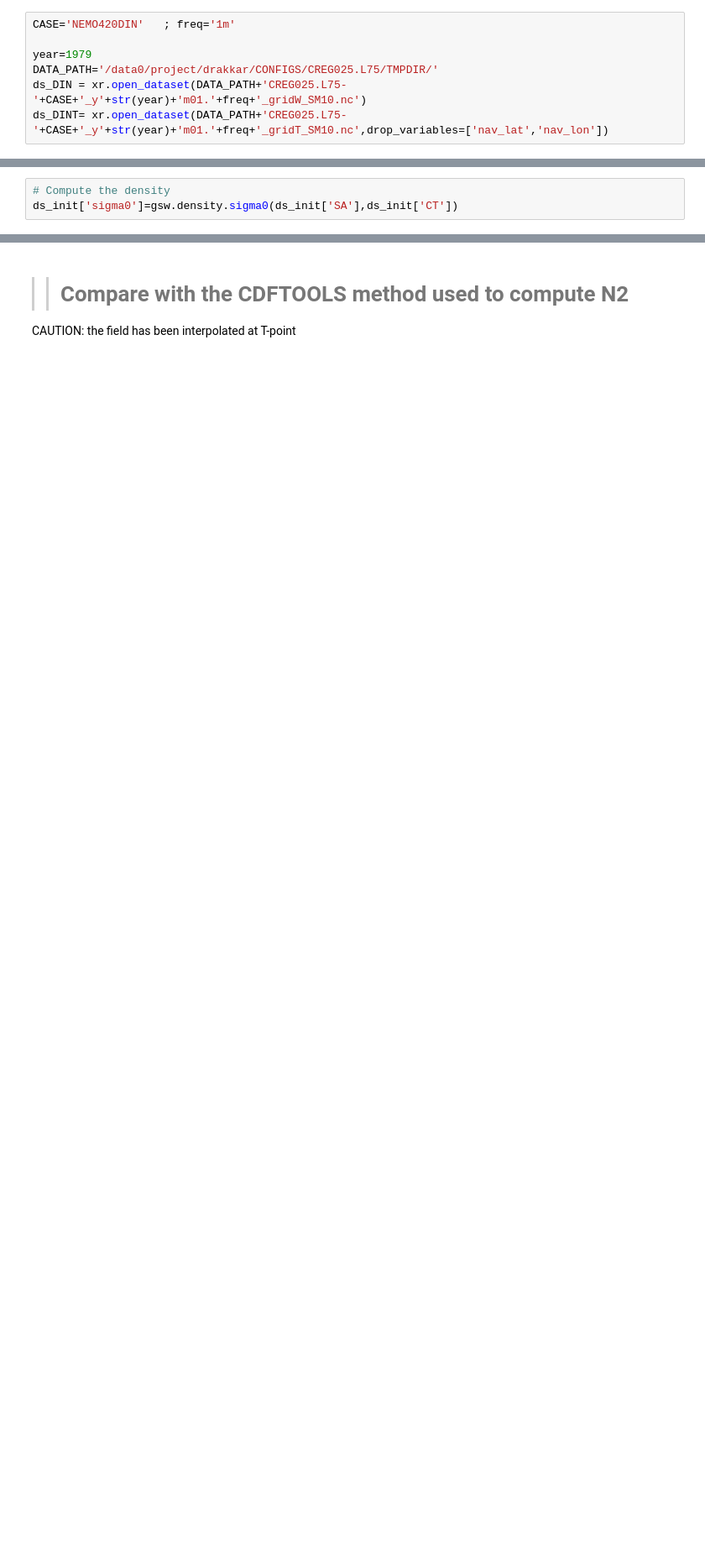
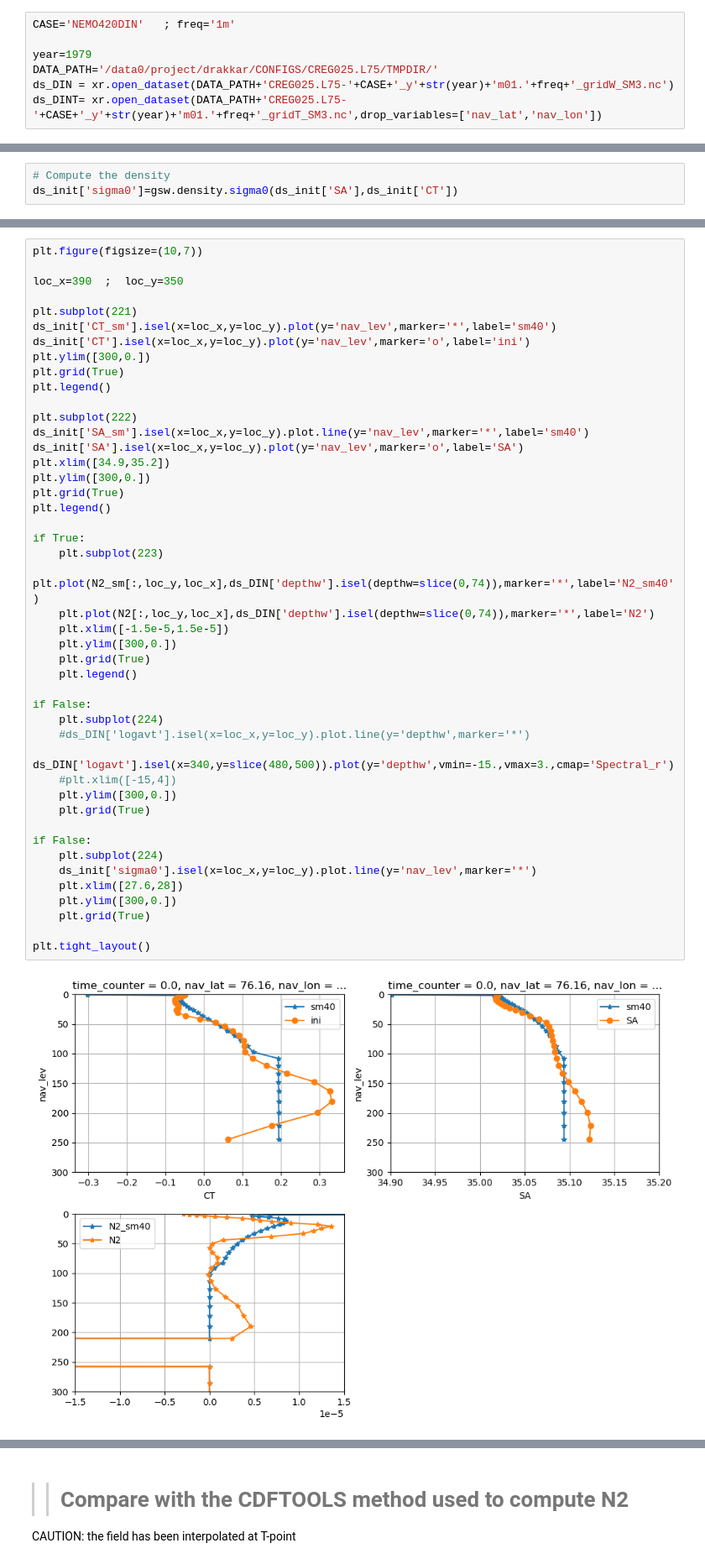
Before and after one commit to ctalandi/TOOLS, a Jupyter notebook: OTHERS/CREG025.L75_InitialStateDensityInv.ipynb, the cells around one changed output, grey strips where cells are left out. Shown at 84% size. Cells and saved outputs as stored; diff of their text form; blank space fills up the shorter version.

```diff
--- a/OTHERS/CREG025.L75_InitialStateDensityInv.ipynb
+++ b/OTHERS/CREG025.L75_InitialStateDensityInv.ipynb
@@ -334,8 +356,8 @@ CASE='NEMO420DIN'   ; freq='1m'
 
 year=1979
 DATA_PATH='/data0/project/drakkar/CONFIGS/CREG025.L75/TMPDIR/'
-ds_DIN = xr.open_dataset(DATA_PATH+'CREG025.L75-'+CASE+'_y'+str(year)+'m01.'+freq+'_gridW_SM10.nc')
-ds_DINT= xr.open_dataset(DATA_PATH+'CREG025.L75-'+CASE+'_y'+str(year)+'m01.'+freq+'_gridT_SM10.nc',drop_variables=['nav_lat','nav_lon'])
+ds_DIN = xr.open_dataset(DATA_PATH+'CREG025.L75-'+CASE+'_y'+str(year)+'m01.'+freq+'_gridW_SM3.nc')
+ds_DINT= xr.open_dataset(DATA_PATH+'CREG025.L75-'+CASE+'_y'+str(year)+'m01.'+freq+'_gridT_SM3.nc',drop_variables=['nav_lat','nav_lon'])
 # %%
 ds_DINT
 # %% [output]
@@ -452,3 +496,50 @@ ds_init['Instab']=xr.where(tmask2D==0,np.nan,ds_init['Instab'])
+# %%
+plt.figure(figsize=(10,7))
+
+loc_x=390  ;  loc_y=350
+
+plt.subplot(221)
+ds_init['CT_sm'].isel(x=loc_x,y=loc_y).plot(y='nav_lev',marker='*',label='sm40')
+ds_init['CT'].isel(x=loc_x,y=loc_y).plot(y='nav_lev',marker='o',label='ini')
+plt.ylim([300,0.])
+plt.grid(True)
+plt.legend()
+
+plt.subplot(222)
+ds_init['SA_sm'].isel(x=loc_x,y=loc_y).plot.line(y='nav_lev',marker='*',label='sm40')
+ds_init['SA'].isel(x=loc_x,y=loc_y).plot(y='nav_lev',marker='o',label='SA')
+plt.xlim([34.9,35.2])
+plt.ylim([300,0.])
+plt.grid(True)
+plt.legend()
+
+if True:
+    plt.subplot(223)
+    plt.plot(N2_sm[:,loc_y,loc_x],ds_DIN['depthw'].isel(depthw=slice(0,74)),marker='*',label='N2_sm40')
+    plt.plot(N2[:,loc_y,loc_x],ds_DIN['depthw'].isel(depthw=slice(0,74)),marker='*',label='N2')
+    plt.xlim([-1.5e-5,1.5e-5])
+    plt.ylim([300,0.])
+    plt.grid(True)
+    plt.legend()
+
+if False:
+    plt.subplot(224)
+    #ds_DIN['logavt'].isel(x=loc_x,y=loc_y).plot.line(y='depthw',marker='*')
+    ds_DIN['logavt'].isel(x=340,y=slice(480,500)).plot(y='depthw',vmin=-15.,vmax=3.,cmap='Spectral_r')
+    #plt.xlim([-15,4])
+    plt.ylim([300,0.])
+    plt.grid(True)
+
+if False:
+    plt.subplot(224)
+    ds_init['sigma0'].isel(x=loc_x,y=loc_y).plot.line(y='nav_lev',marker='*')
+    plt.xlim([27.6,28])
+    plt.ylim([300,0.])
+    plt.grid(True)
+
+plt.tight_layout()
+# %% [output]
+[figure, added]
 # %%
 ds_init
 # %% [output]
```
Also changed, not shown: parts of 17 cells of this notebook.
